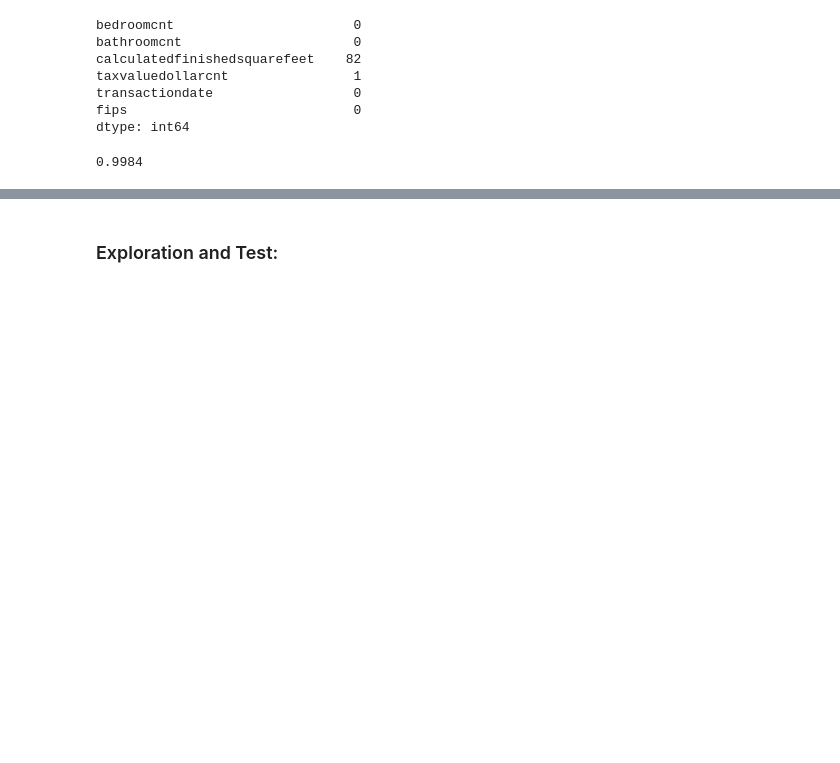
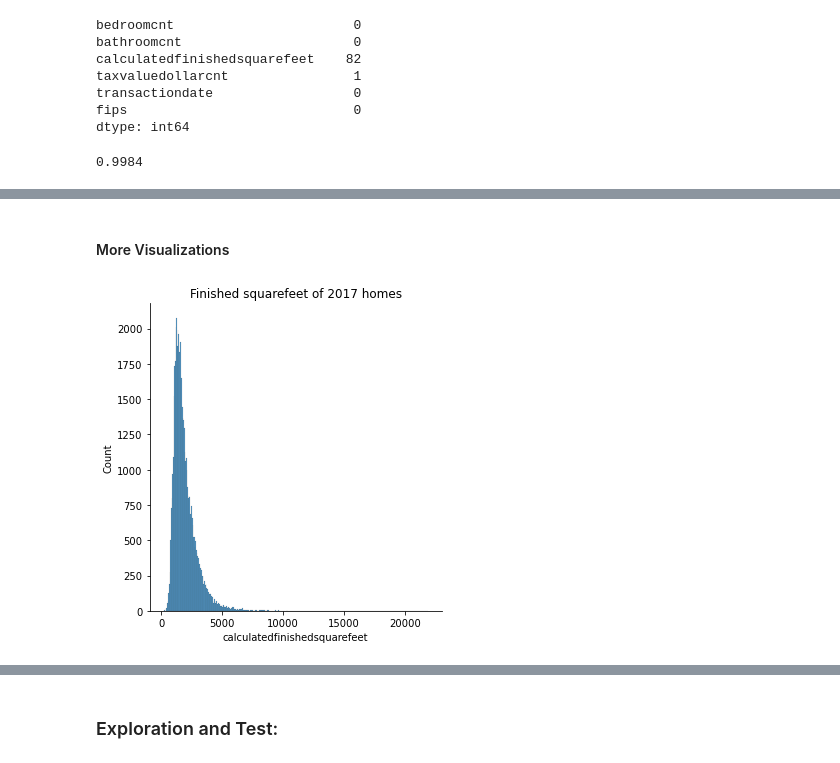
Before and after one commit to jeneyring/Regression_Final_Report, a Jupyter notebook: finalreport_ScratchPad.ipynb, the cells around one changed output, grey strips where cells are left out. Cells and saved outputs as stored; diff of their text form; code cells hidden in the pictures; blank space fills up the shorter version.

```diff
--- a/finalreport_ScratchPad.ipynb
+++ b/finalreport_ScratchPad.ipynb
@@ -153,0 +203,10 @@ sns.scatterplot(data=df, x="Bedroom_Count", y="Assessed_Value")
+# %% [markdown]
+#### More Visualizations
+# %%
+#using sns displot to see values of homes and the years built
+sns.displot(x='calculatedfinishedsquarefeet', data=df)
+
+plt.title('Finished squarefeet of 2017 homes')
+plt.show()
+# %% [output]
+[figure, added]
```
Also changed, not shown: parts of 75 cells of this notebook, 1 other file.
